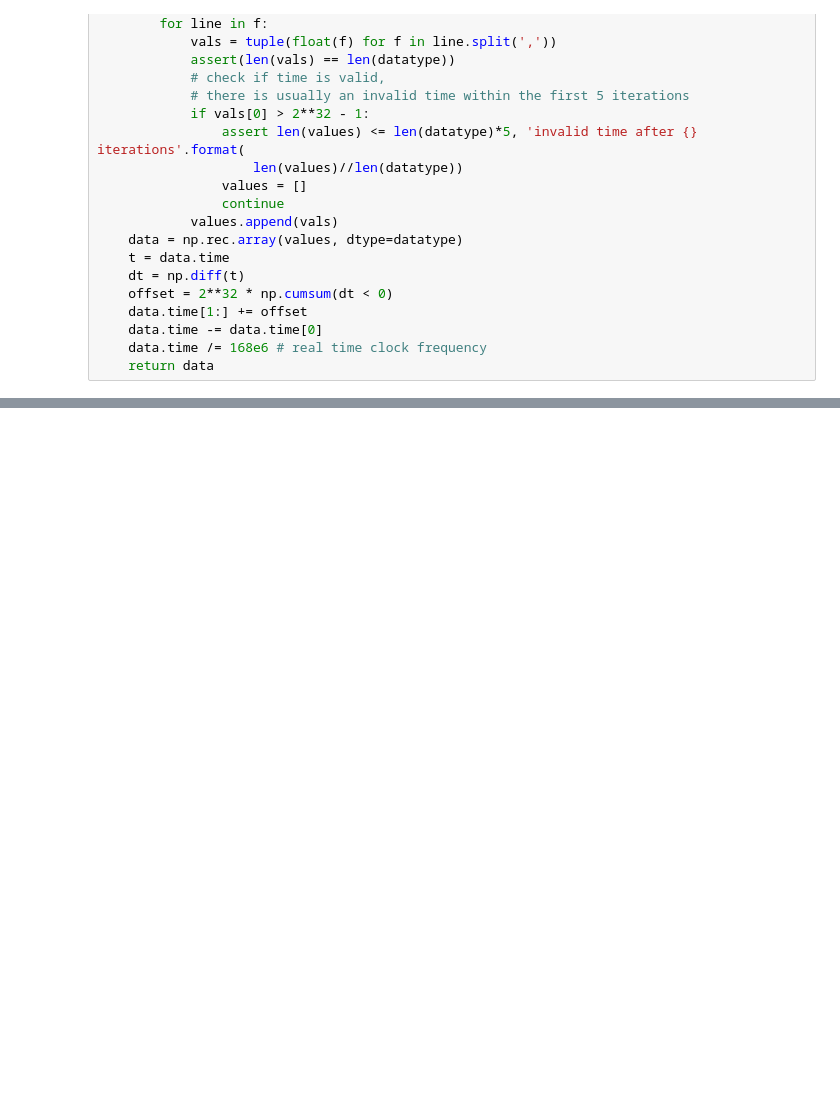
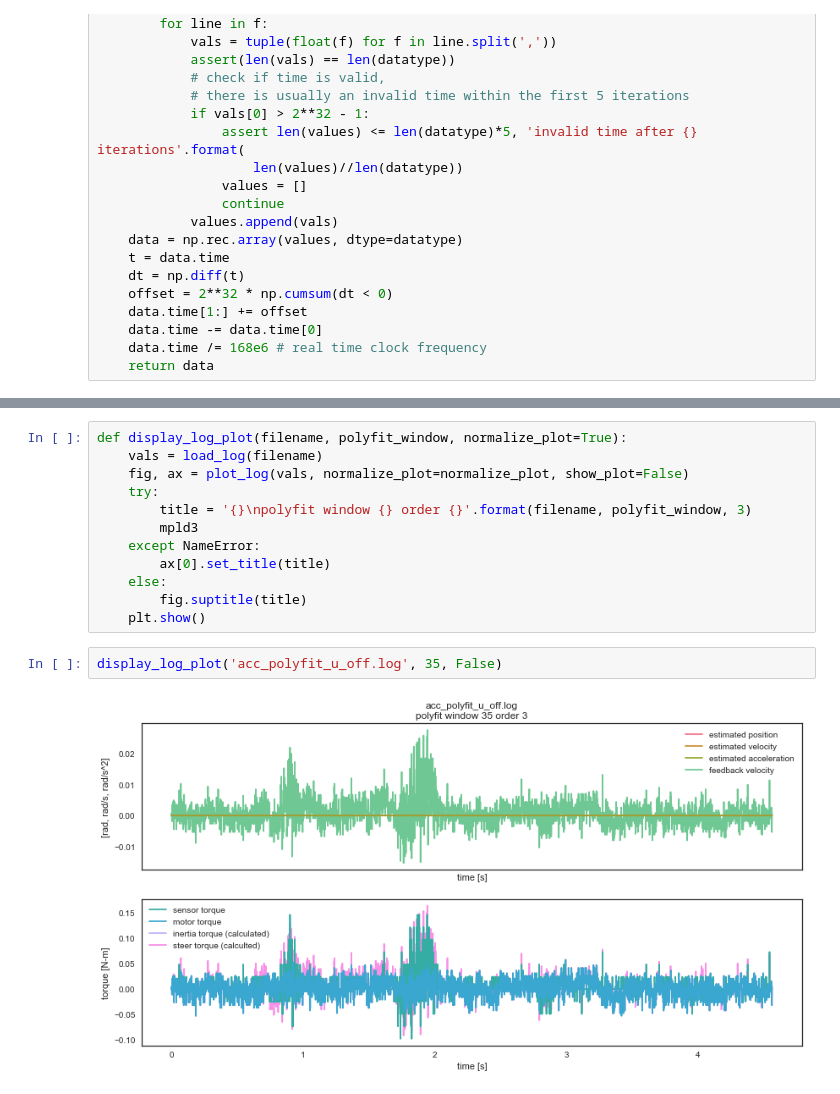
Before and after one commit to oliverlee/phobos, a Jupyter notebook: scripts/mass_spring/plot_acc_logs.ipynb, the cells around one changed output, grey strips where cells are left out. Saved outputs shown, nothing was run; the diff lists cells and outputs as text; blank space fills up the shorter version.

```diff
--- a/scripts/mass_spring/plot_acc_logs.ipynb
+++ b/scripts/mass_spring/plot_acc_logs.ipynb
@@ -95,0 +111,16 @@ plt.show()
+# %%
+def display_log_plot(filename, polyfit_window, normalize_plot=True):
+    vals = load_log(filename)
+    fig, ax = plot_log(vals, normalize_plot=normalize_plot, show_plot=False)
+    try:
+        title = '{}\npolyfit window {} order {}'.format(filename, polyfit_window, 3)
+        mpld3
+    except NameError:
+        ax[0].set_title(title)
+    else:
+        fig.suptitle(title)
+    plt.show()
+# %%
+display_log_plot('acc_polyfit_u_off.log', 35, False)
+# %% [output]
+[figure, added]
```
Also changed, not shown: parts of 5 cells of this notebook, 3 other files.
